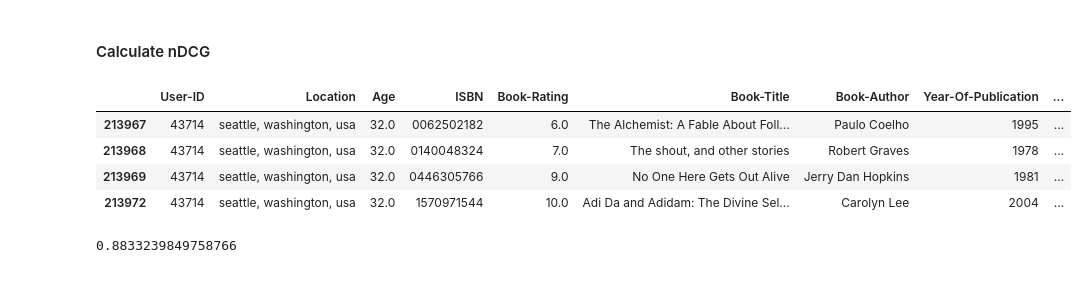
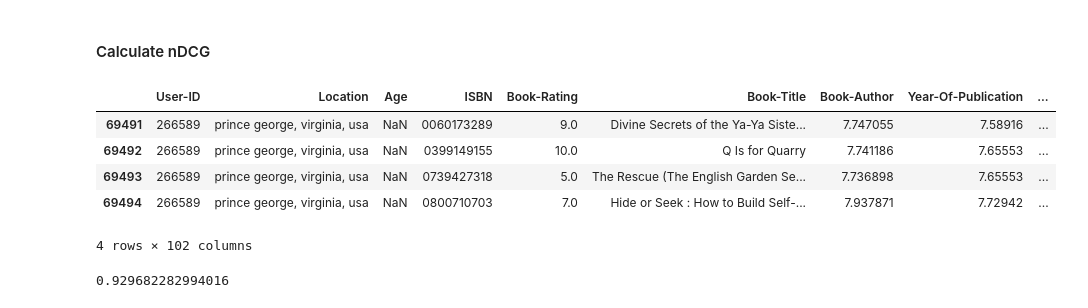
Before and after one commit to rjguedes8/catboost_ranker, a Jupyter notebook: catboost_ranker.ipynb, the cells around one changed output. Drawn from its saved outputs; the diff is of its cells as text; code cells hidden in the pictures.

```diff
--- a/catboost_ranker.ipynb
+++ b/catboost_ranker.ipynb
@@ -116,0 +124,21 @@ TARGET = ['Book-Rating']
+# %%
+# model to create embeddings
+model = SentenceTransformer("paraphrase-multilingual-MiniLM-L12-v2")
+
+# train and test embeddings
+train_embeddings = model.encode(train_df["Book-Title"].tolist(), normalize_embeddings=True)
+test_embeddings = model.encode(test_df["Book-Title"].tolist(), normalize_embeddings=True)
+
+# reduce dimensionality with PCA
+pca = PCA(n_components=0.8, random_state=42)
+train_embeddings = pca.fit_transform(train_embeddings)
+test_embeddings = pca.transform(test_embeddings)
+
+# join embeddings to dfs
+train_embeddings_df = pd.DataFrame(train_embeddings)
+train_embeddings_df.columns = [f"Book-Title_{i}" for i in train_embeddings_df.columns]
+train_df = pd.merge(train_df.reset_index(drop=True), train_embeddings_df, left_index=True, right_index=True)
+
+test_embeddings_df = pd.DataFrame(test_embeddings)
+test_embeddings_df.columns = [f"Book-Title_{i}" for i in test_embeddings_df.columns]
+test_df = pd.merge(test_df.reset_index(drop=True), test_embeddings_df, left_index=True, right_index=True)
@@ -117,16 +148,20 @@ TARGET = ['Book-Rating']
+# %%
+encoder = CatBoostEncoder()
+train_df[CATEGORICAL_FEATURES] = encoder.fit_transform(train_df[CATEGORICAL_FEATURES], train_df[TARGET])
+test_df[CATEGORICAL_FEATURES] = encoder.transform(test_df[CATEGORICAL_FEATURES])
 # %% [markdown]
 ### Create CatBoost Pools for train and test
+# %%
+FEATURES = [feat for feat in train_df.columns if feat not in EXCLUDE_FEATURES]
 # %%
 train_pool = Pool(
-    data=train_df[NUMERICAL_FEATURES+CATEGORICAL_FEATURES],
+    data=train_df[FEATURES],
     label=train_df[TARGET],
-    cat_features=CATEGORICAL_FEATURES,
     group_id=train_df["User-ID"].tolist(), # YetiRank applied to User-ID as query and books as documents
 )
 
 test_pool = Pool(
-    data=test_df[NUMERICAL_FEATURES+CATEGORICAL_FEATURES],
-    cat_features=CATEGORICAL_FEATURES,
+    data=test_df[FEATURES],
     group_id=test_df["User-ID"].tolist(), # YetiRank applied to User-ID as query and books as documents
 )
 # %% [markdown]
@@ -148,18 +177,19 @@ See the caveats in the documentation: https://pandas.pydata.org/pandas-docs/stab
 # %% [markdown]
 #### Calculate nDCG
 # %%
-# let's use user 43714 that has more than 1 book rated
-test_df[test_df['User-ID'] == test_users[16]]
+# let's use user 266589 that has more than 1 book rated
+test_df[test_df['User-ID'] == 266589]
 # %% [output]
 |  | User-ID | Location | Age | ISBN | Book-Rating | Book-Title | Book-Author | Year-Of-Publication | ... |
-| 213967 | 43714 | seattle, washington, usa | 32.0 | 0062502182 | 6.0 | The Alchemist: A Fable About Foll... | Paulo Coelho | 1995 | ... |
-| 213968 | 43714 | seattle, washington, usa | 32.0 | 0140048324 | 7.0 | The shout, and other stories | Robert Graves | 1978 | ... |
-| 213969 | 43714 | seattle, washington, usa | 32.0 | 0446305766 | 9.0 | No One Here Gets Out Alive | Jerry Dan Hopkins | 1981 | ... |
-| 213972 | 43714 | seattle, washington, usa | 32.0 | 1570971544 | 10.0 | Adi Da and Adidam: The Divine Sel... | Carolyn Lee | 2004 | ... |
+| 69491 | 266589 | prince george, virginia, usa | NaN | 0060173289 | 9.0 | Divine Secrets of the Ya-Ya Siste... | 7.747055 | 7.58916 | ... |
+| 69492 | 266589 | prince george, virginia, usa | NaN | 0399149155 | 10.0 | Q Is for Quarry | 7.741186 | 7.65553 | ... |
+| 69493 | 266589 | prince george, virginia, usa | NaN | 0739427318 | 5.0 | The Rescue (The English Garden Se... | 7.736898 | 7.65553 | ... |
+| 69494 | 266589 | prince george, virginia, usa | NaN | 0800710703 | 7.0 | Hide or Seek : How to Build Self-... | 7.937871 | 7.72942 | ... |
+4 rows × 102 columns
 # %%
-true_relevance = np.asarray([test_df[test_df['User-ID'] == test_users[16]][TARGET[0]].tolist()])
-y_relevance = np.asarray([test_df[test_df['User-ID'] == test_users[16]]['score'].tolist()])
+true_relevance = np.asarray([test_df[test_df['User-ID'] == 266589][TARGET[0]].tolist()])
+y_relevance = np.asarray([test_df[test_df['User-ID'] == 266589]['score'].tolist()])
 
 ndcg_score(true_relevance, y_relevance)
 # %% [output]
-0.8833239849758766
+0.929682282994016
```
Also changed, not shown: parts of 7 cells of this notebook, 1 other file.
